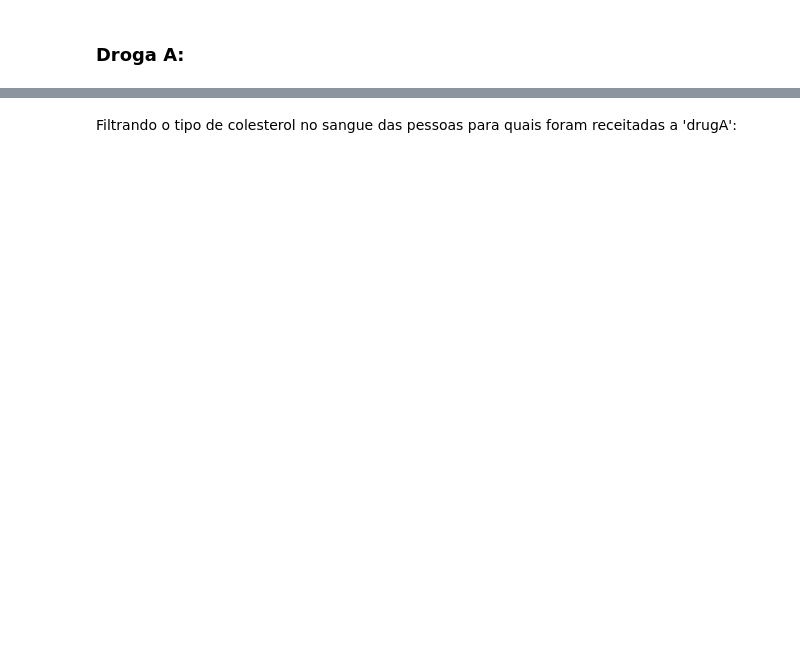
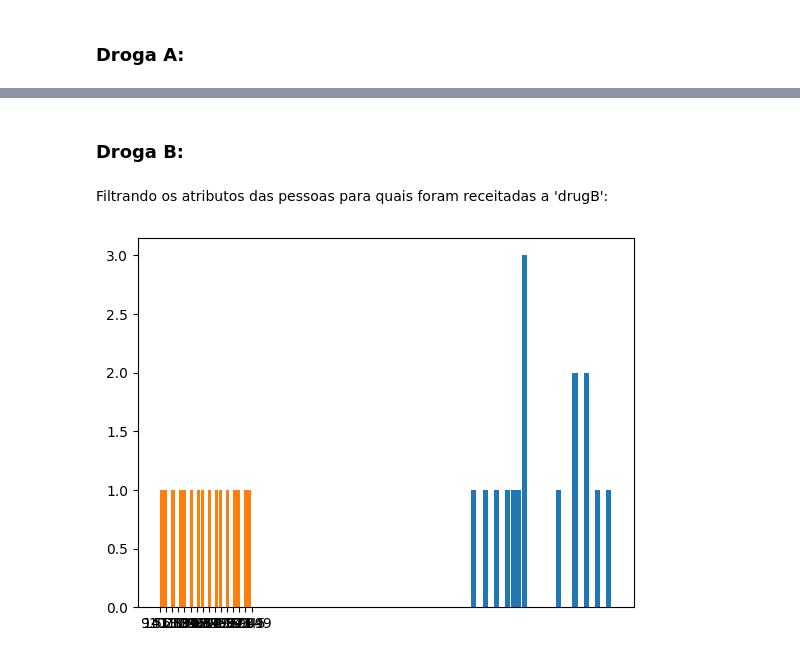
Before and after one commit to iianmelo/ProjetoEstat-stica, a Jupyter notebook: Análise_Exploratória.ipynb, the cells around one changed output, grey strips where cells are left out. Cells and saved outputs as stored; diff of their text form; code cells hidden in the pictures; blank space fills up the shorter version.

Commit message:
Expansão de Dados

```diff
--- a/Análise_Exploratória.ipynb
+++ b/Análise_Exploratória.ipynb
@@ -149,9 +144,23 @@ fig.show()
+# %% [markdown]
+### Droga B:
 # %% [markdown]
-Filtrando o tipo de colesterol no sangue das pessoas para quais foram receitadas a 'drugA':
+
+Filtrando os atributos das pessoas para quais foram receitadas a 'drugB':
 # %%
-# Filtrando os dados dos colesterois para 'drugA'
-dados_drugA = dados_drogas_200[dados_drogas_200['Drug'] == 'drugA']
+# Filtrando os dados das pessoas que foram receitados a 'drugB'
+dados_drugB = dados_drogas_200[dados_drogas_200['Drug'] == 'drugB']
 fig = make_subplots(rows=2, cols=3)
-fig.add_trace(go.Bar(y=dados_drugA['Cholesterol'].value_counts(), x=['COLESTEROL ALTA', 'COLESTEROL NORMAL'], name='Colesterol'), row=1, col=1)
+#filtrando o colesterol
+fig.add_trace(go.Bar(y=dados_drugB['Cholesterol'].value_counts(), x=['COLESTEROL ALTA', 'COLESTEROL NORMAL'], name='Colesterol'), row=1, col=1)
+#filtrando o sexo
+fig.add_trace(go.Bar(y=dados_drugB['Sex'].value_counts(), x=['MASCULINO', 'FEMININO'], name='Sexo'), row=1, col=1)
+#filtrando a pressão sanguínea
+fig.add_trace(go.Bar(y=dados_drugB['BP'].value_counts(), x=['PRESSÃO ALTA', 'PRESSÃO BAIXA', 'PRESSÃO NORMAL'], name='Pressão Sanguínea'), row=1, col=1)
+#filtrando as idades
+plt.hist(dados_drugB['Age'], 25, rwidth=0.9)
+#filtrando a razão entre sódio e potássio
+plt.hist(dados_drugB['Na_to_K'], 25, rwidth=0.9)
 fig.update_layout(template='plotly_dark', height=700, width=1600)
 fig.show()
+# %% [output]
+[figure, added]
```
Also changed, not shown: parts of 22 cells of this notebook.
